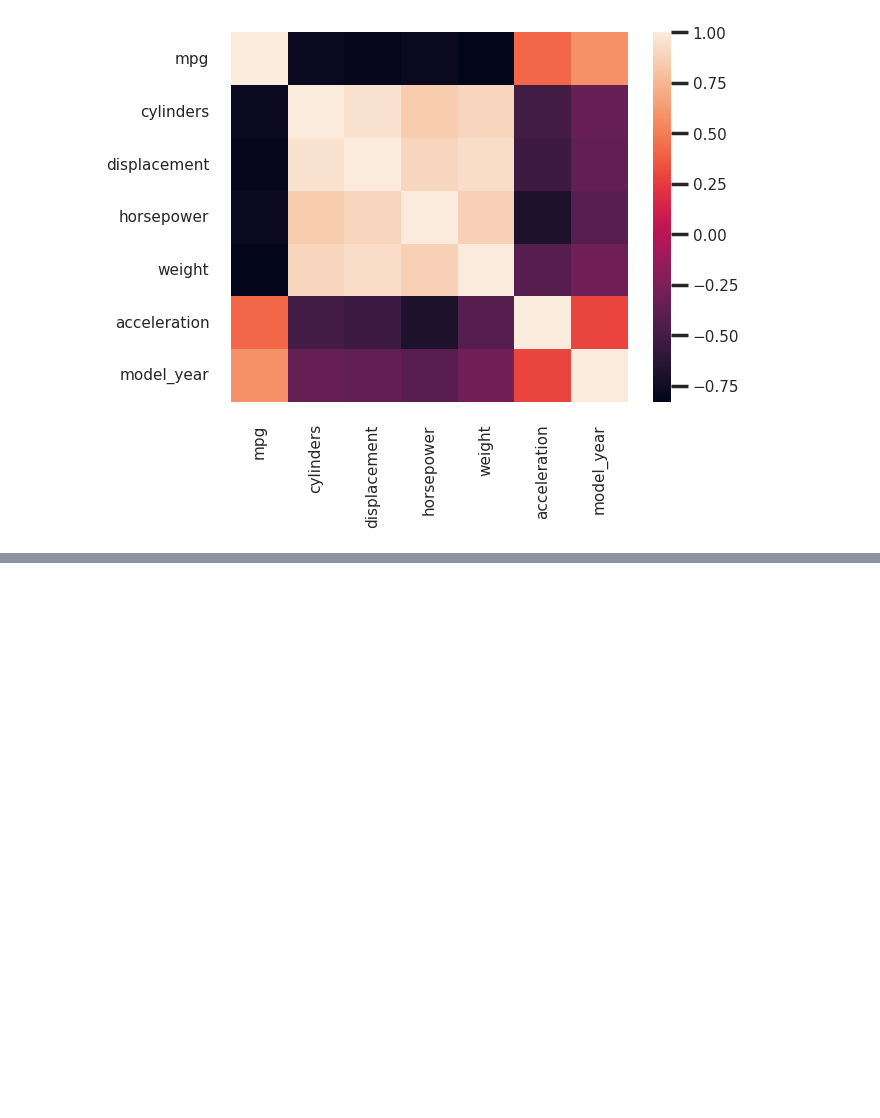
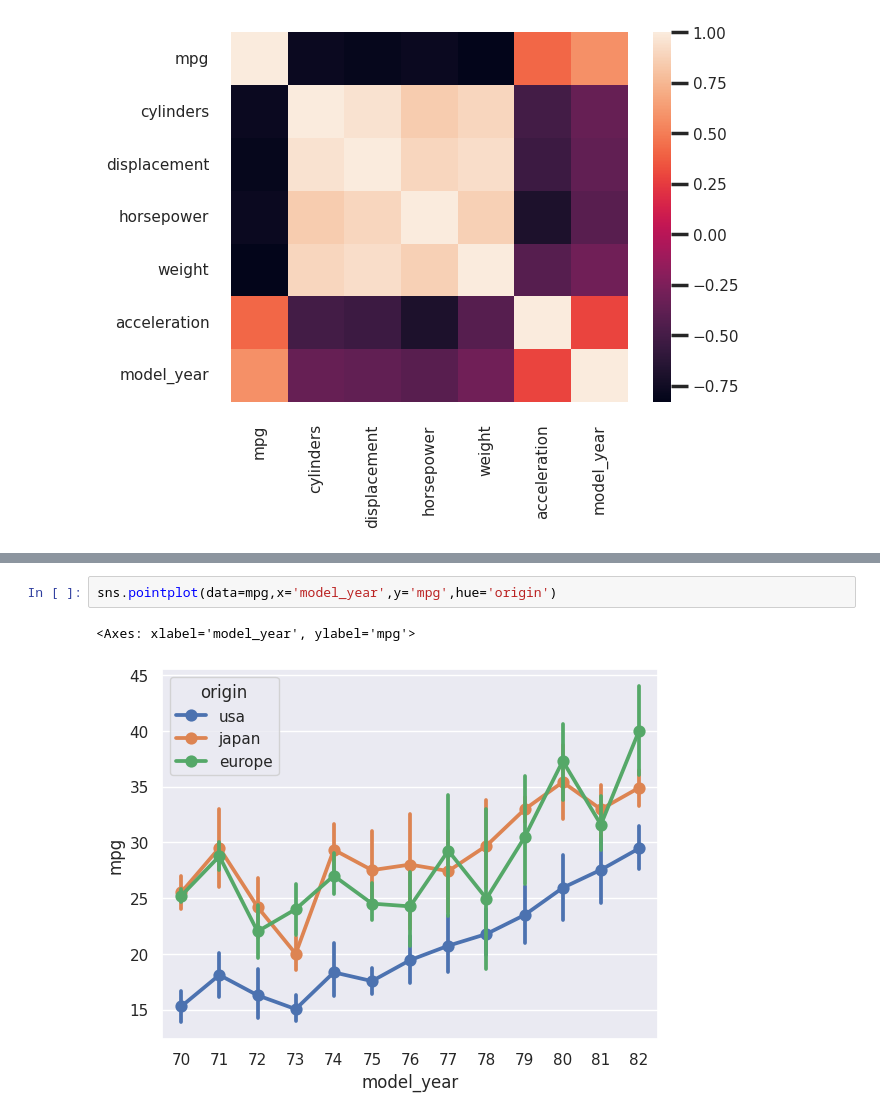
Before and after one commit to data-spice/AI_LESSON, a Jupyter notebook: visualization/seaborn_tut.ipynb, the cells around one changed output, grey strips where cells are left out. Drawn from its saved outputs; the diff is of its cells as text; blank space fills up the shorter version.

```diff
--- a/visualization/seaborn_tut.ipynb
+++ b/visualization/seaborn_tut.ipynb
@@ -50,0 +62,5 @@ sns.heatmap(mpg.corr(numeric_only=True))
+# %%
+sns.pointplot(data=mpg,x='model_year',y='mpg',hue='origin')
+# %% [output]
+<Axes: xlabel='model_year', ylabel='mpg'>
+[figure, added]
```
Also changed, not shown: parts of 19 cells of this notebook, 5 other files.
